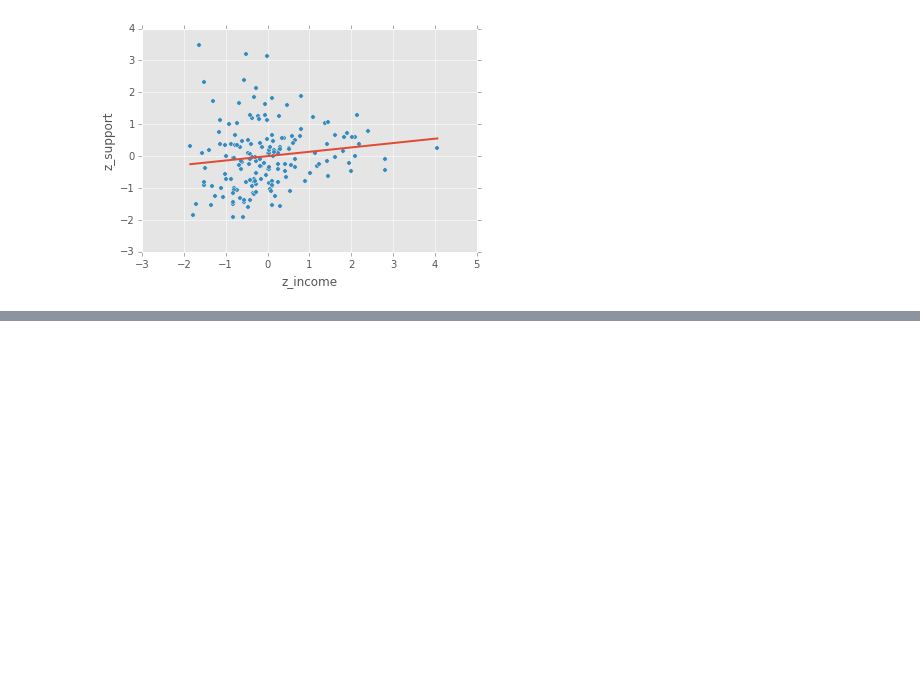
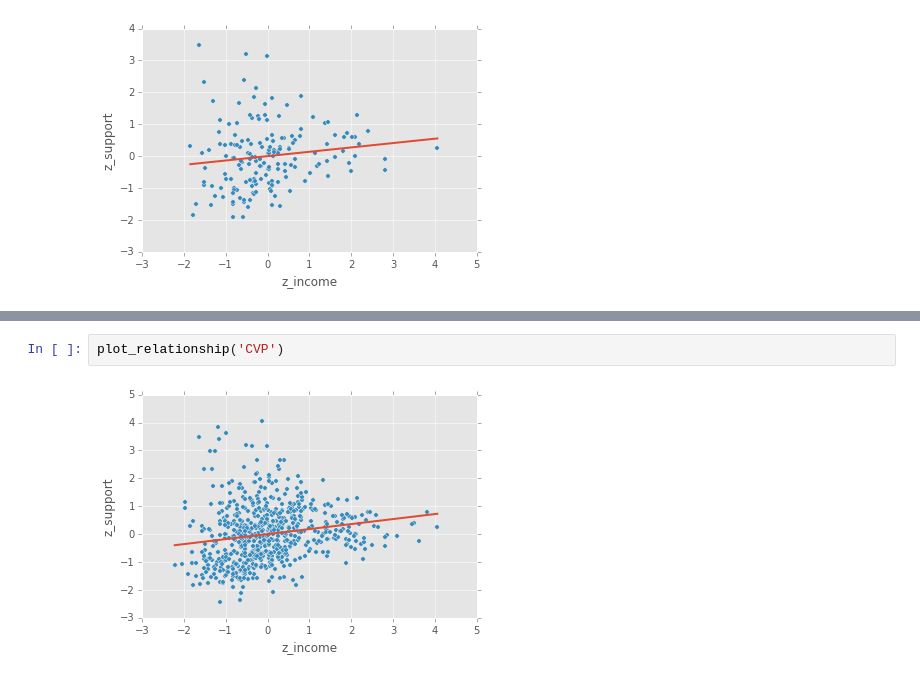
Before and after one commit to ciyer/election-ch, a Jupyter notebook: Income-Analysis.ipynb, the cells around one changed output, grey strips where cells are left out. Drawn from its saved outputs; the diff is of its cells as text; blank space fills up the shorter version.

```diff
--- a/Income-Analysis.ipynb
+++ b/Income-Analysis.ipynb
@@ -109,0 +134,4 @@ plot_relationship_for_year('CVP', 2011)
+# %%
+plot_relationship('CVP')
+# %% [output]
+[figure, added]
```
Also changed, not shown: parts of 4 cells of this notebook.
